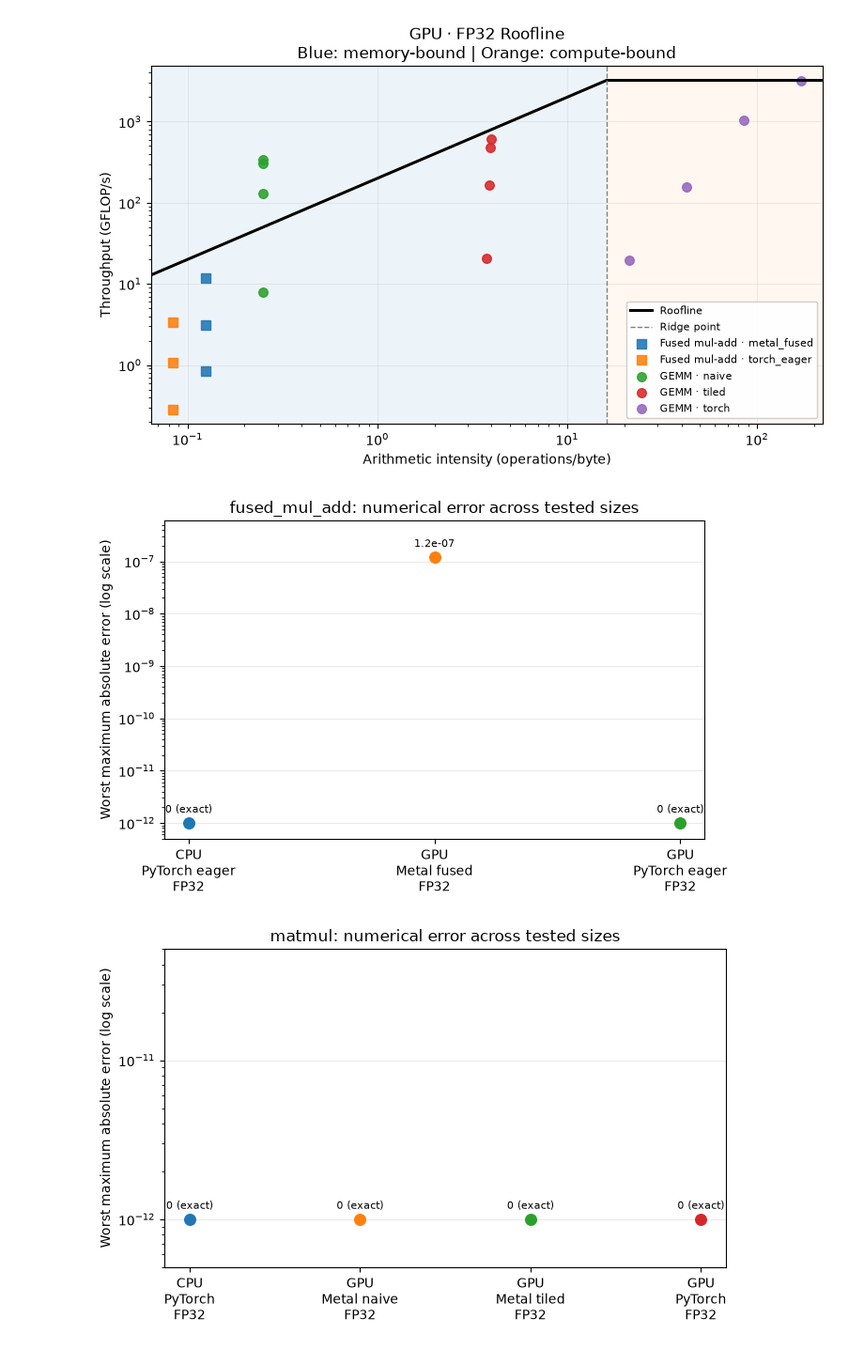
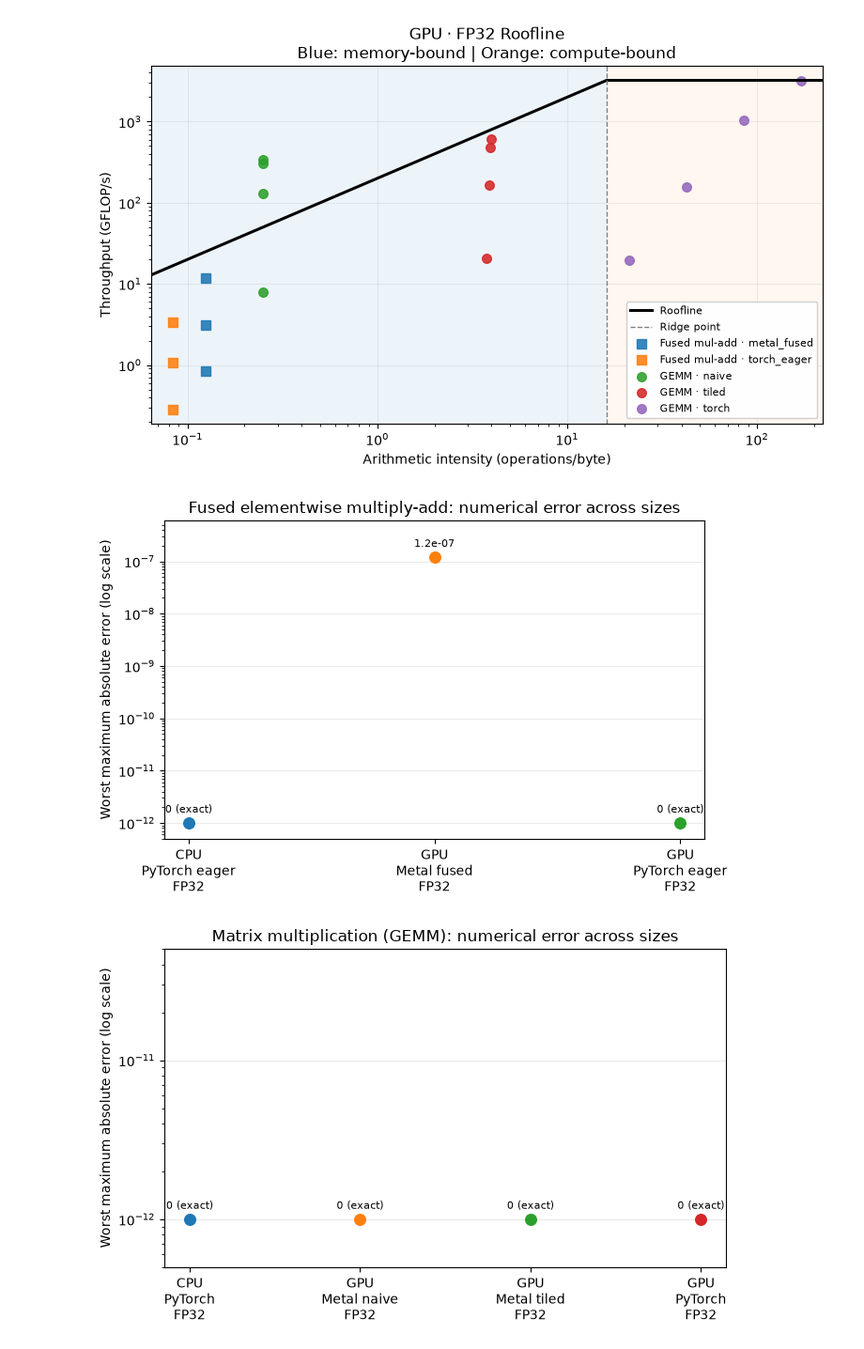
Before and after one commit to ahmedazhar2299/ml-kernel-roofline, a Jupyter notebook: notebooks/roofline_analysis.ipynb, the cells around one changed output. Shown at 94% size. Cells and saved outputs as stored; diff of their text form; code cells hidden in the pictures.

```diff
--- a/notebooks/roofline_analysis.ipynb
+++ b/notebooks/roofline_analysis.ipynb
@@ -9,7 +32,17 @@ import pandas as pd
 import matplotlib.pyplot as plt
 
 csv_path = Path('../results/optimization_comparison.csv')
-df = pd.read_csv(csv_path)
+all_df = pd.read_csv(csv_path)
+if 'all' in SELECTED_KERNELS:
+    selected = set(all_df['operation'].unique())
+else:
+    selected = set(SELECTED_KERNELS)
+missing = selected - set(all_df['operation'].unique())
+if missing:
+    print(f'No measurements loaded for: {sorted(missing)}. Re-run run_benchmarks.py with those operation IDs and output to results/optimization_comparison.csv.')
+df = all_df[all_df['operation'].isin(selected)].copy()
+if df.empty:
+    raise ValueError('None of the selected kernels have measurements in the loaded CSV.')
 display_df = df.copy()
 display_df['device'] = display_df['device'].replace({'mps': 'GPU'})
 display_df.head()
@@ -23,6 +56,7 @@ display_df.head()
 # %%
 # Latency and throughput versus problem size. Matmul size is N for NxN @ NxN;
 # elementwise size is the number of elements.
+kernel_names = {key: value for key, value in KERNEL_OPTIONS.items()}
 for operation, group in df.groupby('operation'):
     fig, axes = plt.subplots(1, 2, figsize=(12, 4))
     for (device, precision, variant), series in group.groupby(['device', 'precision', 'variant']):
@@ -37,7 +71,7 @@ for operation, group in df.groupby('operation'):
         ax.set_yscale('log')
         ax.set_xlabel('Problem size')
         ax.set_ylabel(ylabel)
-        ax.set_title(f'{operation}: {title}')
+        ax.set_title(f'{kernel_names.get(operation, operation)}: {title}')
         ax.grid(True, which='major', alpha=.22)
         ax.legend(fontsize=8)
     plt.tight_layout()
@@ -53,15 +87,15 @@ COMPUTE_PEAK_OVERRIDE_GFLOPS = {
     # Optional sourced overrides, e.g. ('GPU', 'fp32'): 10000.0
 }
 
-roof_data = df[df['operation'].isin(['matmul', 'fused_mul_add'])]
-for (device, precision), group in roof_data.groupby(['device', 'precision']):
-    gemm = group[group['operation'] == 'matmul']
-    if gemm.empty:
-        continue
-
+for (device, precision), group in df.groupby(['device', 'precision']):
+    reference_gemm = all_df[(all_df['device'] == device) &
+                            (all_df['precision'] == precision) &
+                            (all_df['operation'] == 'matmul')]
     device_name = 'GPU' if device == 'mps' else device.upper()
+    measured_gemm_roof = (reference_gemm['gflops'].max() if not reference_gemm.empty
+                          else group['gflops'].max())
     compute_roof = COMPUTE_PEAK_OVERRIDE_GFLOPS.get(
-        (device_name, precision), gemm['gflops'].max())
+        (device_name, precision), measured_gemm_roof)
     knee = compute_roof / MEMORY_BANDWIDTH_GB_S
     data_min = group['arithmetic_intensity'].min()
     data_max = group['arithmetic_intensity'].max()
@@ -80,8 +114,9 @@ for (device, precision), group in roof_data.groupby(['device', 'precision']):
     ax.plot(xs, roof, color='black', linewidth=2.2, label='Roofline')
     ax.axvline(knee, color='gray', linestyle='--', linewidth=1, label='Ridge point')
 
-    markers = {'matmul': 'o', 'fused_mul_add': 's'}
-    names = {'matmul': 'GEMM', 'fused_mul_add': 'Fused mul-add'}
+    markers = {'matmul': 'o', 'fused_mul_add': 's', 'add': '^', 'multiply': 'D'}
+    names = {'matmul': 'GEMM', 'fused_mul_add': 'Fused mul-add',
+             'add': 'Add', 'multiply': 'Multiply'}
     for (operation, variant), points in group.groupby(['operation', 'variant']):
         ax.scatter(points['arithmetic_intensity'], points['gflops'],
                    marker=markers[operation], s=48,
@@ -106,33 +141,33 @@ variant_names = {
     'torch_eager': 'PyTorch eager',
     'naive': 'Metal naive',
     'tiled': 'Metal tiled',
     'metal_fused': 'Metal fused',
 }
 for operation, group in df.groupby('operation'):
     summary = (group.groupby(['device', 'precision', 'variant'], as_index=False)
                ['max_abs_error'].max())
     summary['plot_error'] = summary['max_abs_error'].clip(lower=error_floor)
     labels = [f"{'GPU' if r.device == 'mps' else r.device.upper()}\n{variant_names.get(r.variant, r.variant)}\n{r.precision.upper()}"
               for r in summary.itertuples()]
     x = range(len(summary))
     colors = [plt.get_cmap('tab10')(i % 10) for i in x]
 
     fig, ax = plt.subplots(figsize=(max(7, len(summary) * 1.15), 4.5))
     for i, row in summary.iterrows():
         ax.scatter(i, row['plot_error'], color=colors[i], s=70, zorder=3)
         text = '0 (exact)' if row['max_abs_error'] == 0 else f"{row['max_abs_error']:.1e}"
         ax.annotate(text, (i, row['plot_error']), xytext=(0, 8),
                     textcoords='offset points', ha='center', fontsize=8)
 
     max_value = max(summary['plot_error'].max(), error_floor * 10)
     ax.set_yscale('log')
     ax.set_ylim(error_floor / 2, max_value * 5)
     ax.set_xticks(list(x), labels)
     ax.set_ylabel('Worst maximum absolute error (log scale)')
-    ax.set_title(f'{operation}: numerical error across tested sizes')
+    ax.set_title(f"{KERNEL_OPTIONS.get(operation, operation)}: numerical error across sizes")
     ax.grid(True, axis='y', which='major', alpha=.25)
     plt.tight_layout()
     plt.show()
 # %% [output]
-[figure, old version]
+[figure, new version]
-[figure, old version]
+[figure, new version]
```
Also changed, not shown: parts of 3 cells of this notebook.
